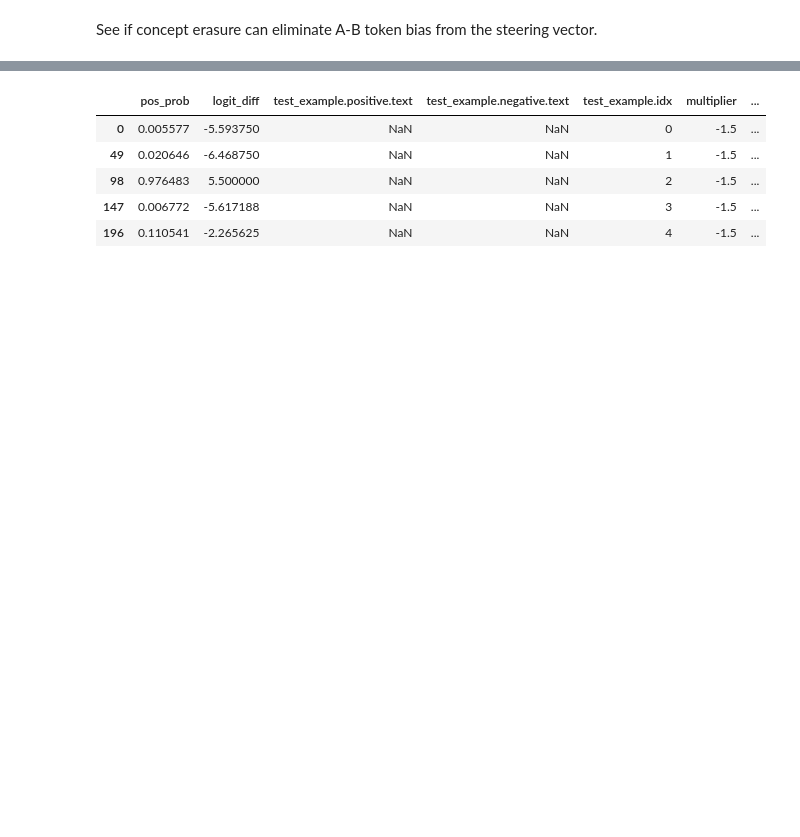
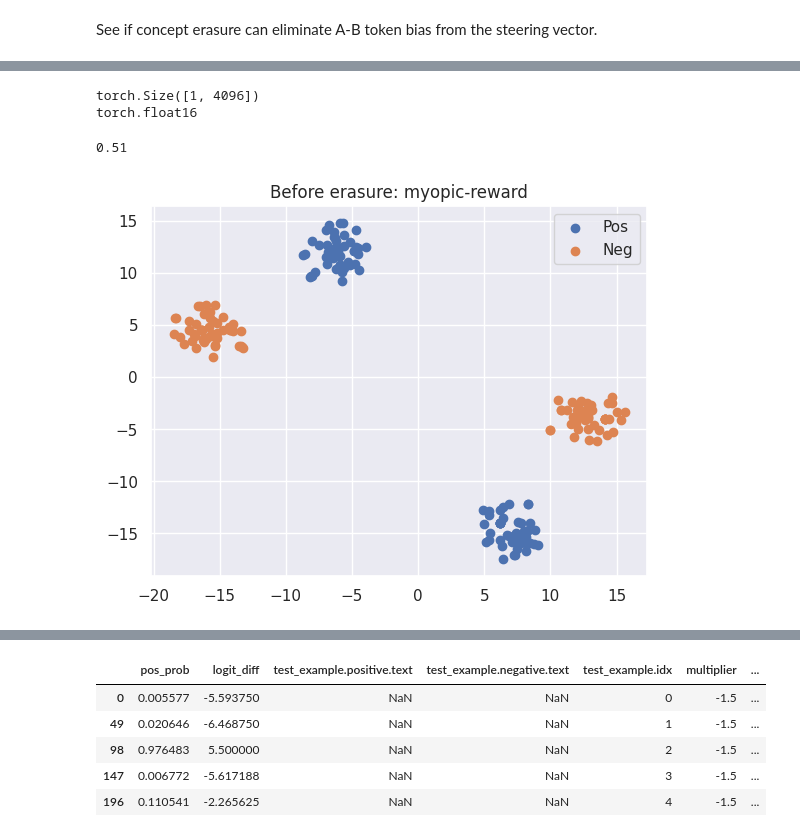
Before and after one commit to dtch1997/repepo, a Jupyter notebook: repepo/notebooks/concept_erasure.ipynb, the cells around one changed output, grey strips where cells are left out. Cells and saved outputs as stored; diff of their text form; code cells hidden in the pictures; blank space fills up the shorter version.

Commit message:
concept erasure

```diff
--- a/repepo/notebooks/concept_erasure.ipynb
+++ b/repepo/notebooks/concept_erasure.ipynb
@@ -33 +36,10 @@ layer = 13
+# %%
+# Run experiment
+
+train_split = "0%:10%"
+dataset_name = "myopic-reward"
+test_split = "90%:100%"
+
+train_dataset = make_dataset(dataset_name, train_split)
+test_dataset = make_dataset(dataset_name, test_split)
 # %%
@@ -45,0 +71,39 @@ SteeringVector(layer_activations={13: tensor([-0.0631, -0.2588,  0.1665,  ..., -
+# %%
+act = pos_acts[13][0]
+print(act.shape)
+print(act.dtype)
+# %% [output]
+torch.Size([1, 4096])
+torch.float16
+# %%
+labels = []
+for element in steering_vector_training_data:
+    if element.positive_str.endswith("(A)"):
+        labels.append(1)
+    else:
+        labels.append(0)
+
+# Print fraction of A's
+print(sum(labels) / len(labels))
+# %% [output]
+0.51
+# %%
+import matplotlib.pyplot as plt
+from sklearn.manifold import TSNE
+
+def plot_tsne(acts, ax, label):
+    X = torch.cat(acts, dim=0)
+    X = X.squeeze(1)
+    X_np = X.detach().cpu().numpy()
+    X_embedded = TSNE(n_components=2).fit_transform(X_np)
+    ax.scatter(X_embedded[:, 0], X_embedded[:, 1], label=label)
+    return ax
+
+fig, ax = plt.subplots()
+plot_tsne(pos_acts[layer], ax, label="Pos")
+plot_tsne(neg_acts[layer], ax, label="Neg")
+plt.legend()
+plt.title(f"Before erasure: {dataset_name}")
+fig.show()
+# %% [output]
+[figure, added]
```
Also changed, not shown: parts of 38 cells of this notebook, 1 other file.
